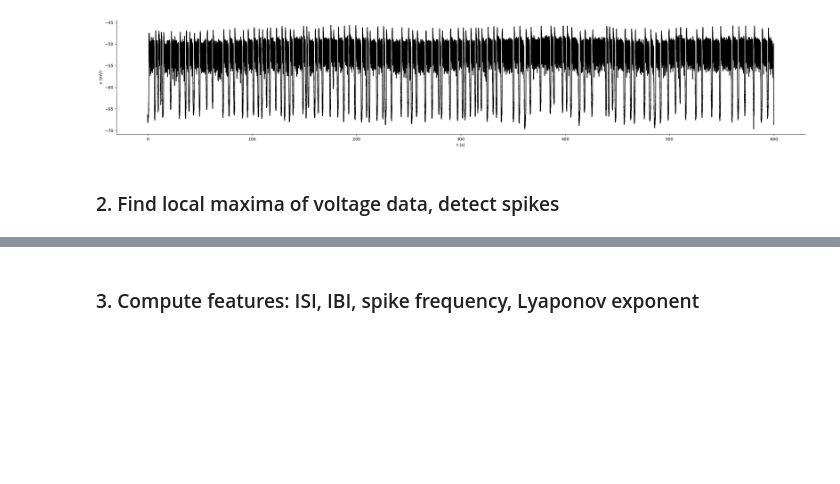
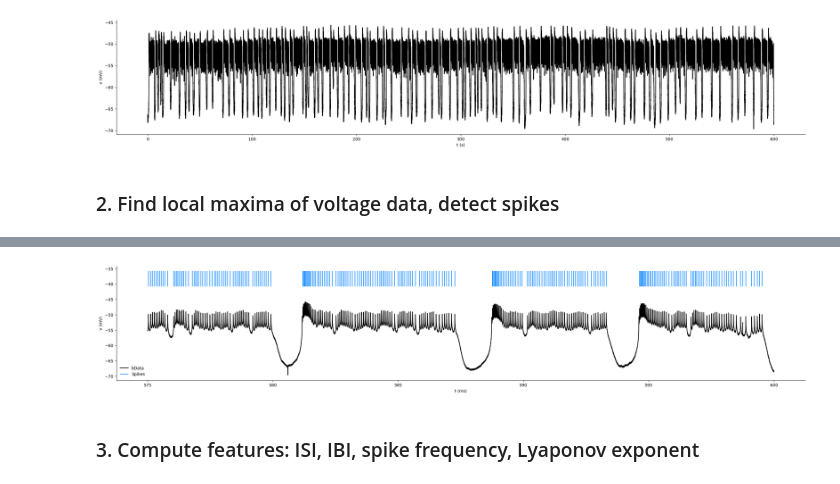
Before and after one commit to ryEllison/chaosInPylo, a Jupyter notebook: main/src/srcNotebook.ipynb, the cells around one changed output, grey strips where cells are left out. Cells and saved outputs as stored; diff of their text form; code cells hidden in the pictures; blank space fills up the shorter version.

```diff
--- a/main/src/srcNotebook.ipynb
+++ b/main/src/srcNotebook.ipynb
@@ -378,3 +383,44 @@ plt.show()
+# %%
+##Wrangle data
+#Model data
+data_ = biolData.query('t >= 575') \
+                .reset_index(drop = True)
+
+#Binary spike train data
+spikes_ = spikes.query('t >= 575') \
+                .reset_index(drop = True)
+
+##Visualization
+#Creation of graphics device
+plt.figure(figsize = (30, 5))
+
+#Plot biologica/model data
+plt.plot(data_['t'],
+         data_['v'],
+         color = 'black',
+         label = 'bData')
+
+#Plot binary spike train
+plt.vlines(spikes_['t'],
+           data_['v'].max() + 5,
+           data_['v'].max() + 10,
+           color = 'dodgerblue',
+           label = 'Spikes')
+
+#Alter plot attributes
+sbn.despine()
+plt.xlabel('t (ms)')
+plt.ylabel('v (mV)')
+
+##Build legend
+#Standard legend with mappable 'labels'
+plt.legend(frameon = False,
+           loc = 'lower left')
+
+#Draw visualization to jupyter
+plt.show()
+# %% [output]
+[figure, added]
 # %% [markdown]
 ### 3. Compute features: ISI, IBI, spike frequency, Lyaponov exponent
 # %%
```
Also changed, not shown: parts of 34 cells of this notebook.
